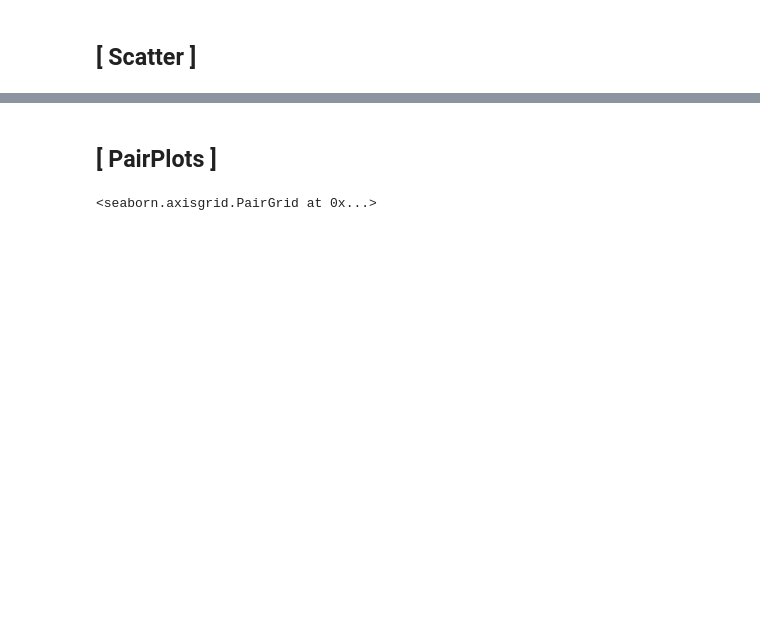
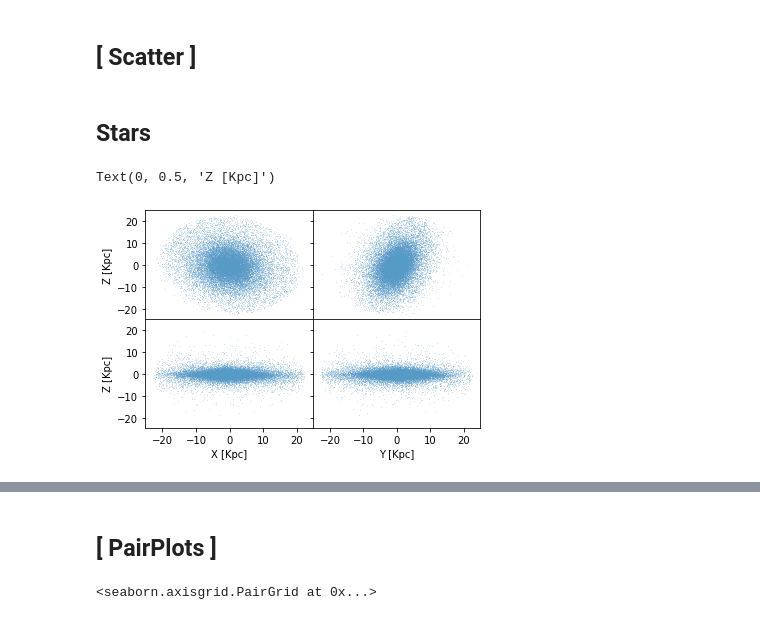
Before and after one commit to antotaverna/gchop_paper, a Jupyter notebook: xy_plane.ipynb, the cells around one changed output, grey strips where cells are left out. Drawn from its saved outputs; the diff is of its cells as text; code cells hidden in the pictures; blank space fills up the shorter version.

```diff
--- a/xy_plane.ipynb
+++ b/xy_plane.ipynb
@@ -17,2 +33,21 @@ gal = gchop.star_align(gchop.center(gal))
 # %% [markdown]
 ## [ Scatter ]
+# %% [markdown]
+## Stars
+# %%
+fig, ((ax1, ax2), (ax3, ax4)) = plt.subplots(2, 2, sharex=True, sharey=True)
+fig.subplots_adjust(wspace=0, hspace=0)
+ax1 = galc.plot.scatter("x","z", alpha=.5, s=0.5, ptypes=['stars'], ax=ax1)
+ax2 = galc.plot.scatter("y","z", alpha=.5, s=0.5, ptypes=['stars'], ax=ax2)
+ax3 = gal.plot.scatter("x","z", alpha=.5, s=0.5, ptypes=['stars'],  ax=ax3)
+ax4 = gal.plot.scatter("y","z", alpha=.5, s=0.5, ptypes=['stars'],  ax=ax4)
+#legend=False,
+ax4.set_xlabel('Y [Kpc]')
+ax3.set_xlabel('X [Kpc]')
+ax3.set_ylabel('Z [Kpc]')
+ax1.set_ylabel('Z [Kpc]')
+
+#plt.savefig('gchop_plots/pos_plane_stars.png', dpi=100)
+# %% [output]
+Text(0, 0.5, 'Z [Kpc]')
+[figure, added]
```
Also changed, not shown: parts of 11 cells of this notebook, 1 other file.
